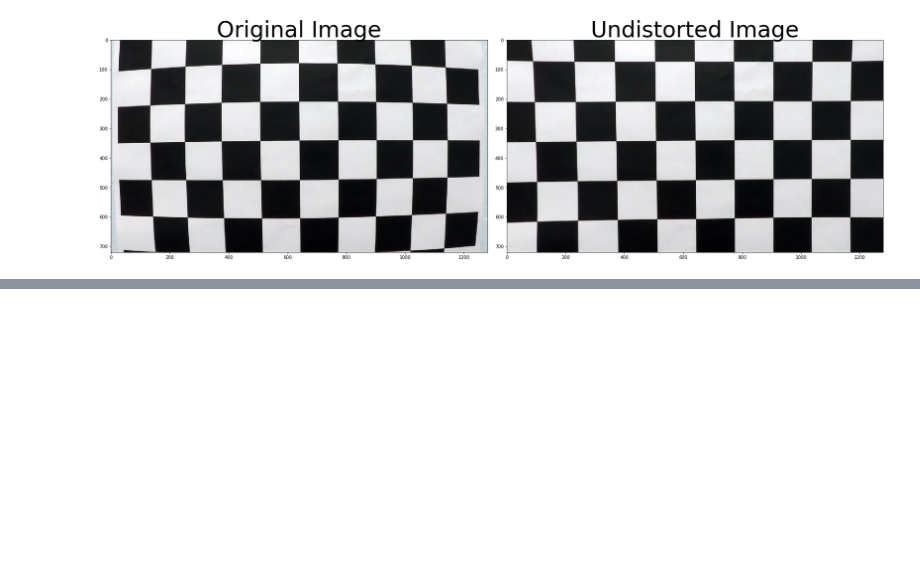
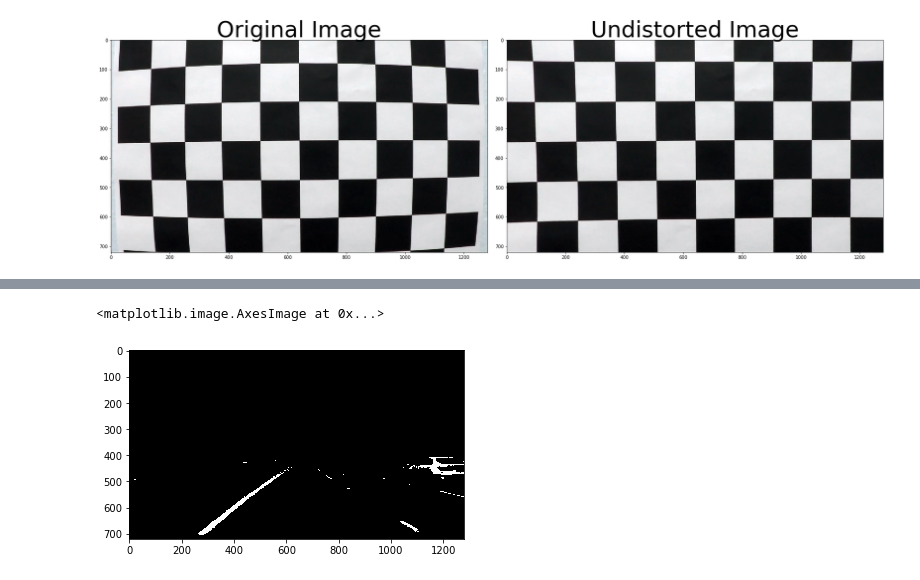
Before and after one commit to jeffDL/CarND-Advanced-Lane-Lines, a Jupyter notebook: Advanced-Lane-Finding.ipynb, the cells around one changed output, grey strips where cells are left out. Drawn from its saved outputs; the diff is of its cells as text; code cells hidden in the pictures; blank space fills up the shorter version.

```diff
--- a/Advanced-Lane-Finding.ipynb
+++ b/Advanced-Lane-Finding.ipynb
@@ -105,0 +132,12 @@ SyntaxError: invalid syntax (<ipython-input-24-ef60ec3a851c>, line 9)
+# %%
+hls = cv2.cvtColor(test1, cv2.COLOR_RGB2HLS)
+H = hls[:,:,0]
+L = hls[:,:,1]
+S = hls[:,:,2]
+
+binary = np.zeros_like(S)
+binary[((S > 90) & (S <= 255) & ((H > 15) & (H <= 100))) & ((L>90)&(L<=255))] = 1
+plt.imshow(binary, cmap='gray')
+# %% [output]
+<matplotlib.image.AxesImage at 0x...>
+[figure, added]
```
Also changed, not shown: parts of 8 cells of this notebook, 1 other file.
